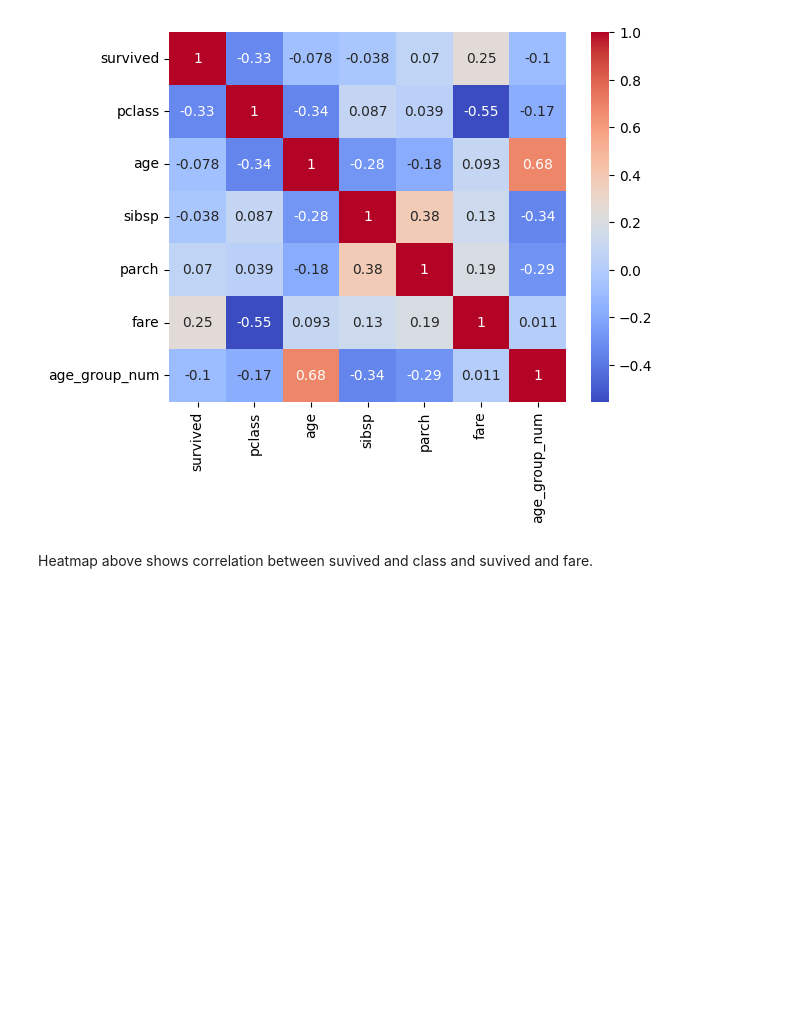
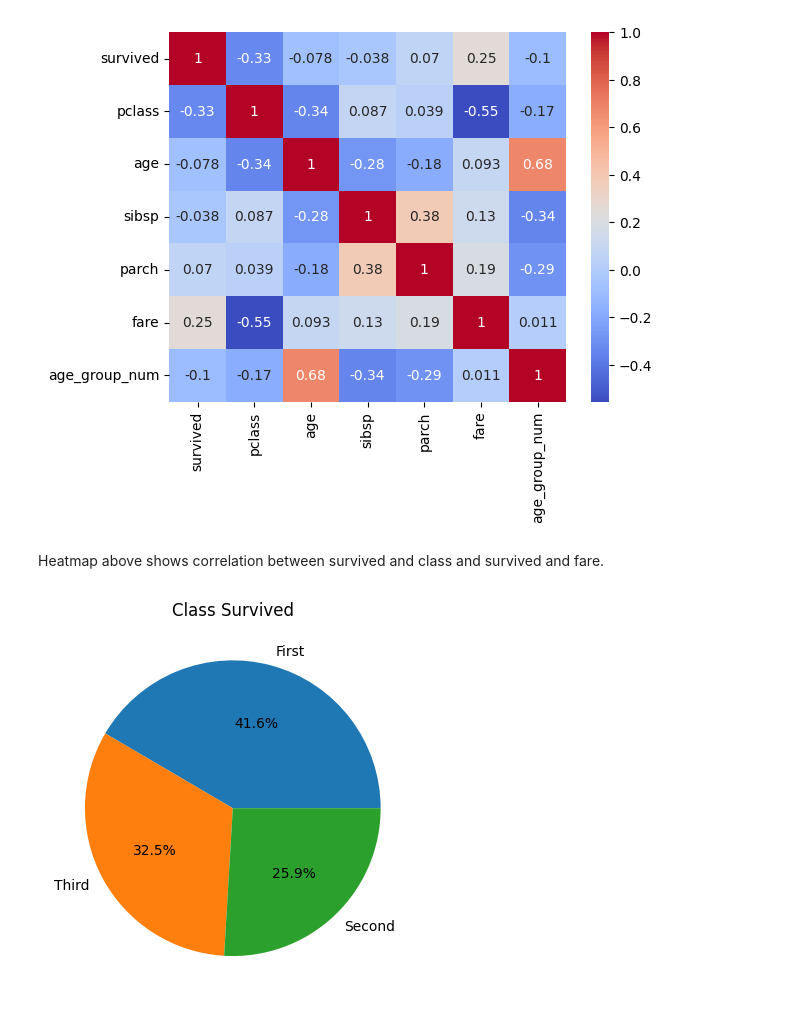
Before and after one commit to simplesteps-guide/pandas-basics, a Jupyter notebook: jupyter-notebooks/ZZ-Example-Clean-Titanic.ipynb, the cells around one changed output. Drawn from its saved outputs; the diff is of its cells as text; code cells hidden in the pictures; blank space fills up the shorter version.

```diff
--- a/jupyter-notebooks/ZZ-Example-Clean-Titanic.ipynb
+++ b/jupyter-notebooks/ZZ-Example-Clean-Titanic.ipynb
@@ -188,4 +193,21 @@ plt.show()
 # %% [output]
 [figure]
 # %% [markdown]
-Heatmap above shows correlation between suvived and class and suvived and fare.
+Heatmap above shows correlation between survived and class and survived and fare.
+# %%
+# Filter only survived passengers
+survived_df = titanic[titanic['survived'] == 1]
+
+# Count survivors by class
+class_counts = survived_df['class'].value_counts()
+
+# Plot pie chart
+class_counts.plot(
+    kind='pie',
+    autopct="%.1f%%",
+    title="Class Survived"
+)
+plt.ylabel("")
+plt.show()
+# %% [output]
+[figure, added]
```
Also changed, not shown: parts of 3 cells of this notebook.
